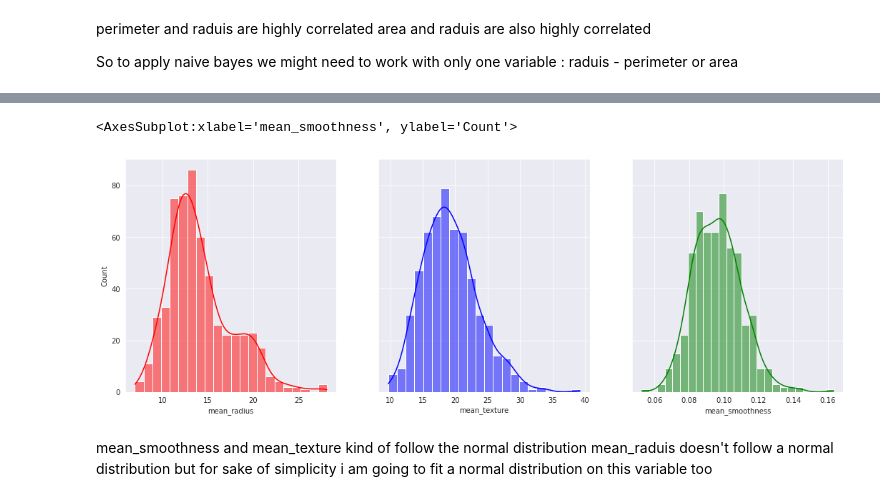
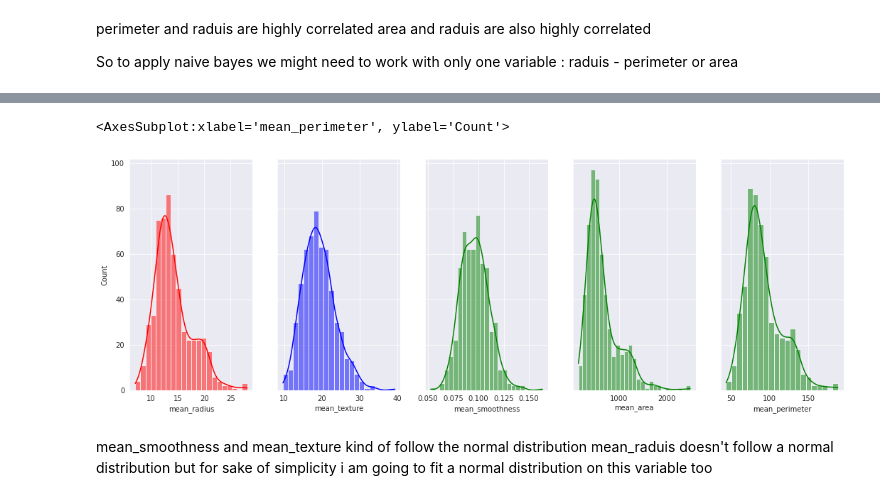
Before and after one commit to Yjmal/machine_learning, a Jupyter notebook: naive bayes classifier/naive bayes classifier from scratch.ipynb, the cells around one changed output, grey strips where cells are left out. Saved outputs shown, nothing was run; the diff lists cells and outputs as text; code cells hidden in the pictures.

```diff
--- a/naive bayes classifier/naive bayes classifier from scratch.ipynb
+++ b/naive bayes classifier/naive bayes classifier from scratch.ipynb
@@ -61,11 +45,13 @@ data2.head(10)
 # %%
-fig, axes = plt.subplots(1,3,figsize = (18,6),sharey=True)
+fig, axes = plt.subplots(1,5,figsize = (18,6),sharey=True)
 sns.histplot(data,ax=axes[0],x='mean_radius',kde=True,color='r')
 sns.histplot(data,ax=axes[1],x='mean_texture',kde=True,color='b')
 sns.histplot(data,ax=axes[2],x='mean_smoothness',kde=True,color='g')
+sns.histplot(data,ax=axes[3],x='mean_area',kde=True,color='g')
+sns.histplot(data,ax=axes[4],x='mean_perimeter',kde=True,color='g')
 # %% [output]
-<AxesSubplot:xlabel='mean_smoothness', ylabel='Count'>
+<AxesSubplot:xlabel='mean_perimeter', ylabel='Count'>
-[figure, old version]
+[figure, new version]
 # %% [markdown]
 mean_smoothness and mean_texture kind of follow the normal distribution
 mean_raduis doesn't follow a normal distribution but for sake of simplicity i am going to fit a normal distribution on this variable too
```
Also changed, not shown: parts of 13 cells of this notebook, 36 other files.
